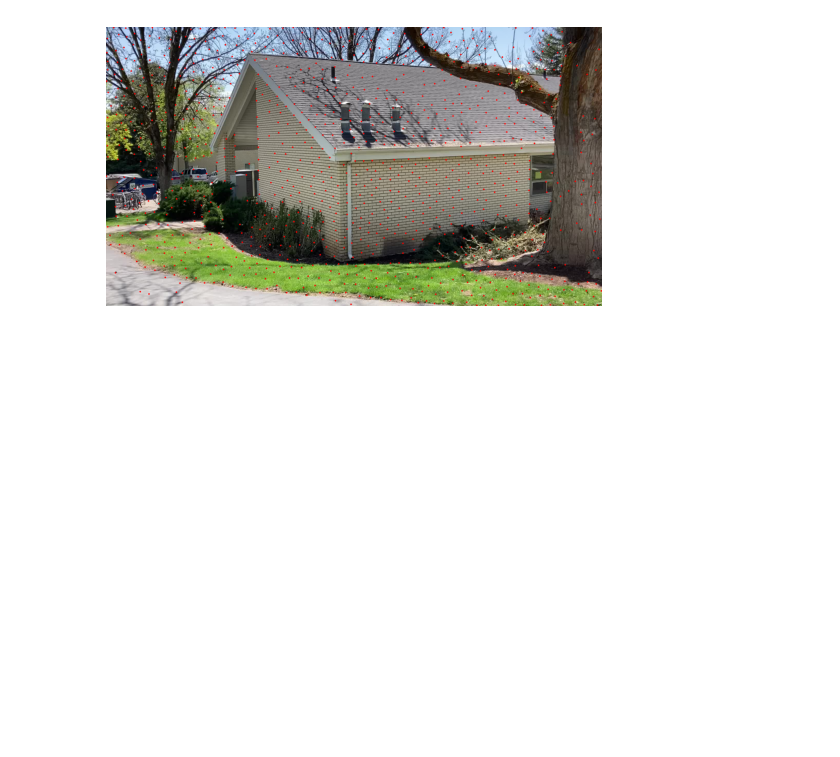
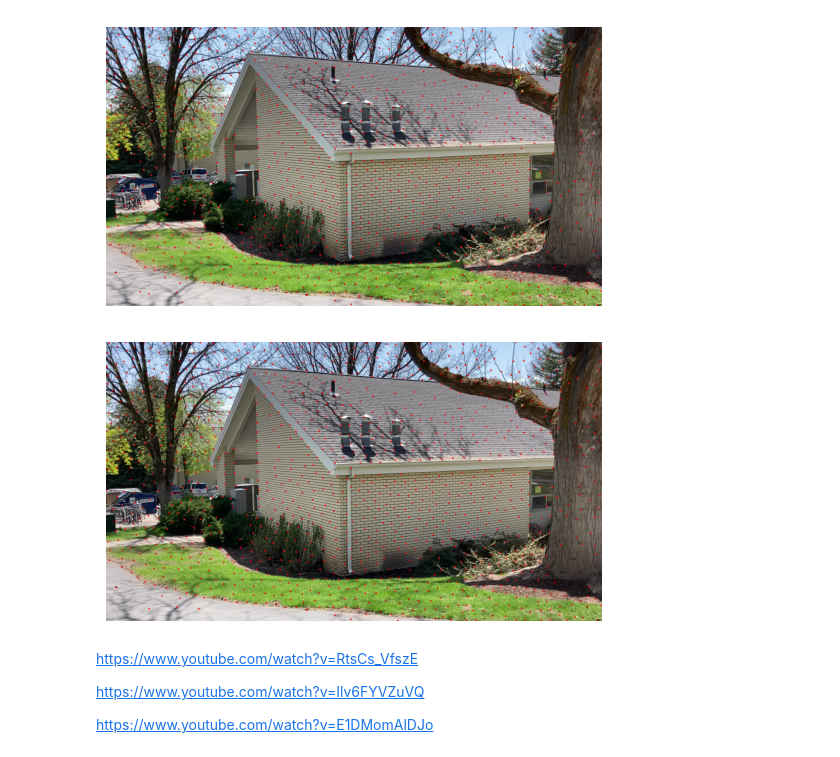
Before and after one commit to re1983/Stereo-Vision-Images, a Jupyter notebook: Shi-Tomasi corner detection.ipynb, the cells around one changed output. Saved outputs shown, nothing was run; the diff lists cells and outputs as text; code cells hidden in the pictures; blank space fills up the shorter version.

```diff
--- a/Shi-Tomasi corner detection.ipynb
+++ b/Shi-Tomasi corner detection.ipynb
@@ -30,3 +30,41 @@ plt.show()
 # cv2.destroyAllWindows()
 # %% [output]
 [figure]
+# %%
+# Importing the libraries
+import cv2
+import numpy as np
+import matplotlib.pyplot as plt
+
+# Reading the image and converting into B?W
+image = cv2.imread("Data/20230501_205454000_iOS/output_0002.jpg")
+gray_image = cv2.cvtColor(image, cv2.COLOR_BGR2GRAY)
+
+# Applying the function
+corners = cv2.goodFeaturesToTrack(
+    gray_image, maxCorners=2048, qualityLevel=0.02, minDistance=32)
+corners = np.float32(corners)
+
+for item in corners:
+    x, y = item[0]
+    x = int(x)
+    y = int(y)
+    cv2.circle(image, (x, y), 3, (0, 0, 255), -1)
+
+RGB_img = cv2.cvtColor(image, cv2.COLOR_BGR2RGB)
+# Showing the image
+plt.imshow(RGB_img)
+plt.axis('off')
+plt.show()
+
+# cv2.imshow('good_features', image)
+# cv2.waitKey(0)
+# cv2.destroyAllWindows()
+# %% [output]
+[figure, added]
+# %% [markdown]
+https://www.youtube.com/watch?v=RtsCs_VfszE
+
+https://www.youtube.com/watch?v=Ilv6FYVZuVQ
+
+https://www.youtube.com/watch?v=E1DMomAlDJo
```
